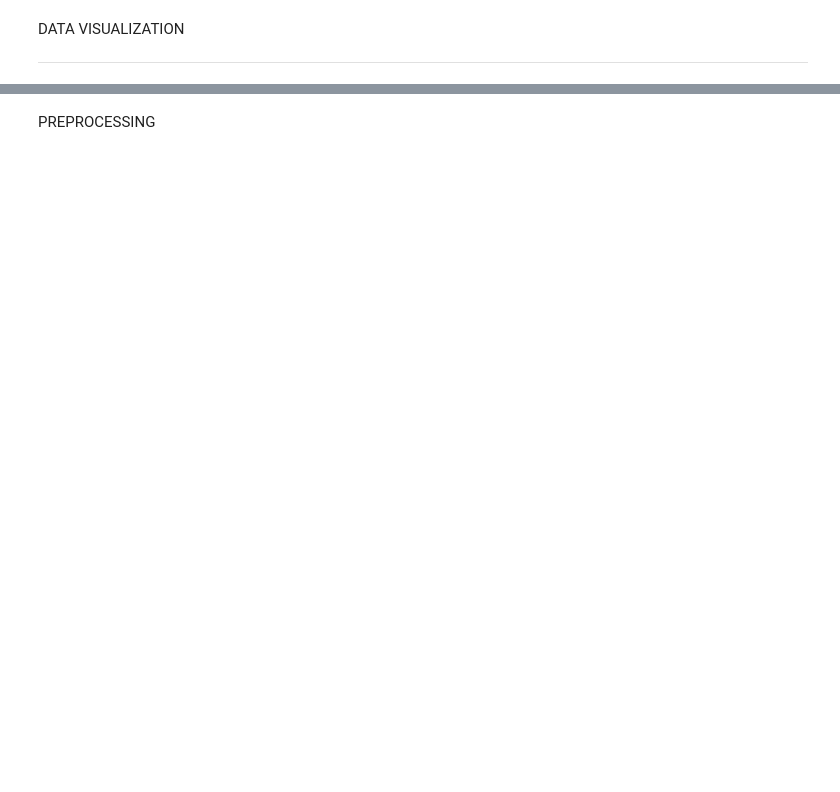
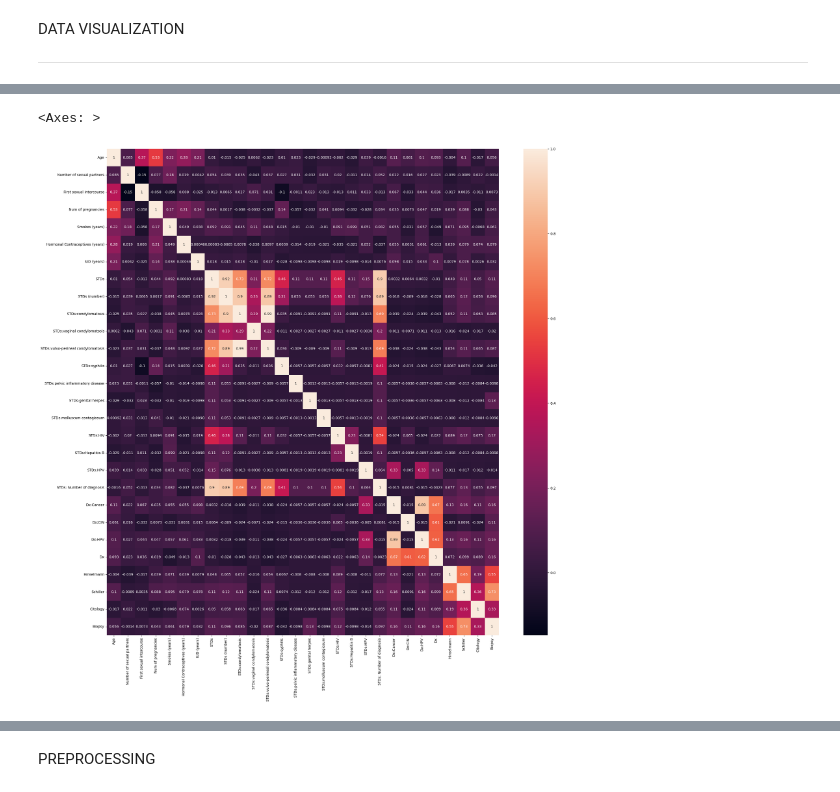
Before and after one commit to michlun/DSR_Cervix_Tool_projects, a Jupyter notebook: model_1.ipynb, the cells around one changed output, grey strips where cells are left out. Cells and saved outputs as stored; diff of their text form; code cells hidden in the pictures; blank space fills up the shorter version.

```diff
--- a/model_1.ipynb
+++ b/model_1.ipynb
@@ -156,0 +136,7 @@ array([[<Axes: title={'center': 'Age'}>,
+# %%
+# plot correlation matrix
+plt.figure(figsize=(25,25))
+sns.heatmap(cervical_data.corr(), annot=True)
+# %% [output]
+<Axes: >
+[figure, added]
```
Also changed, not shown: parts of 22 cells of this notebook, 2 other files.
